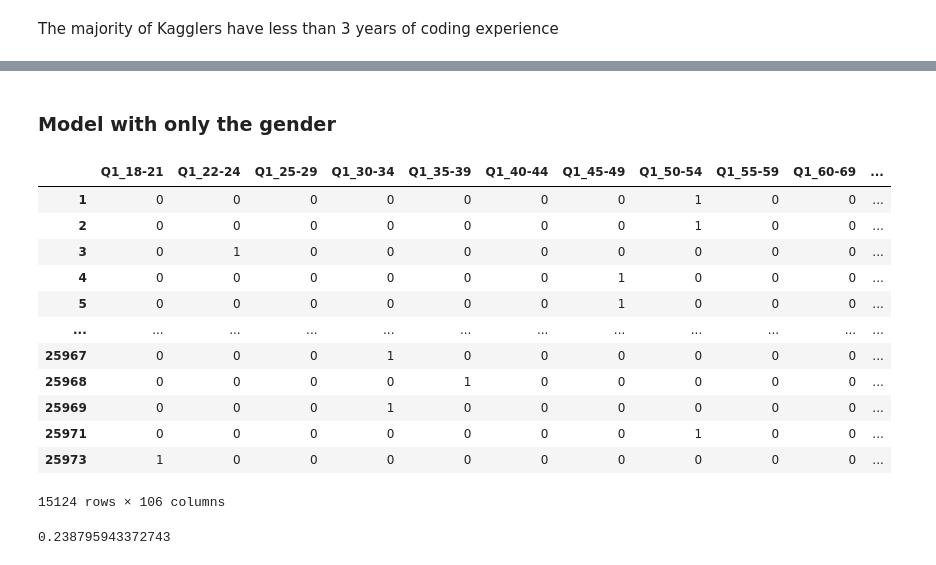
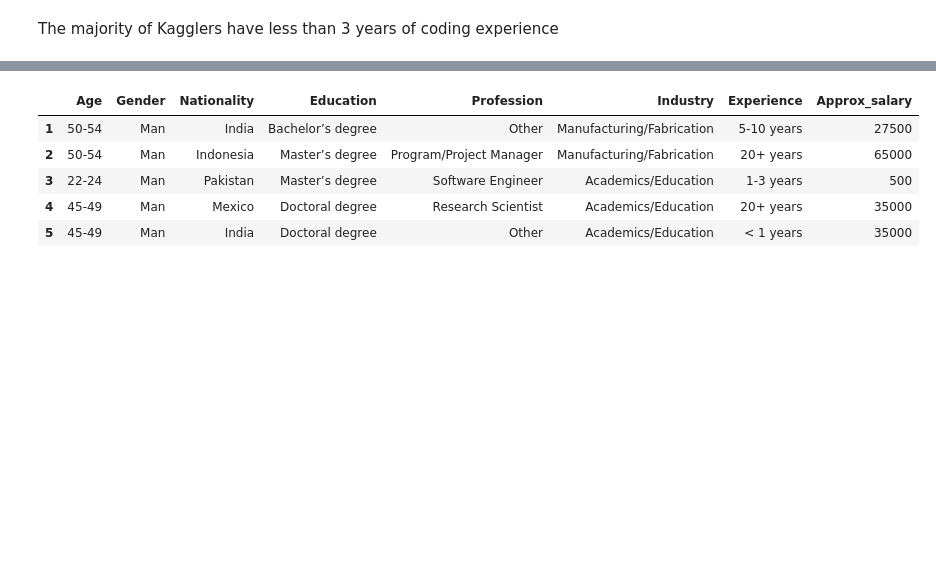
Before and after one commit to StephRoos/Data-Science, a Jupyter notebook: Kaggle_Survey/2021_Kaggle_Survey_Analysis.ipynb, the cells around one changed output, grey strips where cells are left out. Drawn from its saved outputs; the diff is of its cells as text; code cells hidden in the pictures; blank space fills up the shorter version.

```diff
--- a/Kaggle_Survey/2021_Kaggle_Survey_Analysis.ipynb
+++ b/Kaggle_Survey/2021_Kaggle_Survey_Analysis.ipynb
@@ -481,21 +397,0 @@ model_dummies
-# %% [markdown]
-### Model with only the gender
-# %%
-# We only need one gender in this case because we trimmed it to only have Men & Women
-y = model_dummies['Approx_salary']
-X = model_dummies.iloc[:, 1:]
-X
-# %% [output]
-|  | Q1_18-21 | Q1_22-24 | Q1_25-29 | Q1_30-34 | Q1_35-39 | Q1_40-44 | Q1_45-49 | Q1_50-54 | Q1_55-59 | Q1_60-69 | ... |
-| 1 | 0 | 0 | 0 | 0 | 0 | 0 | 0 | 1 | 0 | 0 | ... |
-| 2 | 0 | 0 | 0 | 0 | 0 | 0 | 0 | 1 | 0 | 0 | ... |
-| 3 | 0 | 1 | 0 | 0 | 0 | 0 | 0 | 0 | 0 | 0 | ... |
-| 4 | 0 | 0 | 0 | 0 | 0 | 0 | 1 | 0 | 0 | 0 | ... |
-| 5 | 0 | 0 | 0 | 0 | 0 | 0 | 1 | 0 | 0 | 0 | ... |
-| ... | ... | ... | ... | ... | ... | ... | ... | ... | ... | ... | ... |
-| 25967 | 0 | 0 | 0 | 1 | 0 | 0 | 0 | 0 | 0 | 0 | ... |
-| 25968 | 0 | 0 | 0 | 0 | 1 | 0 | 0 | 0 | 0 | 0 | ... |
-| 25969 | 0 | 0 | 0 | 1 | 0 | 0 | 0 | 0 | 0 | 0 | ... |
-| 25971 | 0 | 0 | 0 | 0 | 0 | 0 | 0 | 1 | 0 | 0 | ... |
-| 25973 | 1 | 0 | 0 | 0 | 0 | 0 | 0 | 0 | 0 | 0 | ... |
-15124 rows × 106 columns
@@ -504,4 +398,9 @@ reg = LinearRegression().fit(X, y)
-# %%
-reg.score(X, y)
-# %% [output]
-0.238795943372743
+# %%
+df.head()
+# %% [output]
+|  | Age | Gender | Nationality | Education | Profession | Industry | Experience | Approx_salary |
+| 1 | 50-54 | Man | India | Bachelor’s degree | Other | Manufacturing/Fabrication | 5-10 years | 27500 |
+| 2 | 50-54 | Man | Indonesia | Master’s degree | Program/Project Manager | Manufacturing/Fabrication | 20+ years | 65000 |
+| 3 | 22-24 | Man | Pakistan | Master’s degree | Software Engineer | Academics/Education | 1-3 years | 500 |
+| 4 | 45-49 | Man | Mexico | Doctoral degree | Research Scientist | Academics/Education | 20+ years | 35000 |
+| 5 | 45-49 | Man | India | Doctoral degree | Other | Academics/Education | < 1 years | 35000 |
```
Also changed, not shown: parts of 24 cells of this notebook.
